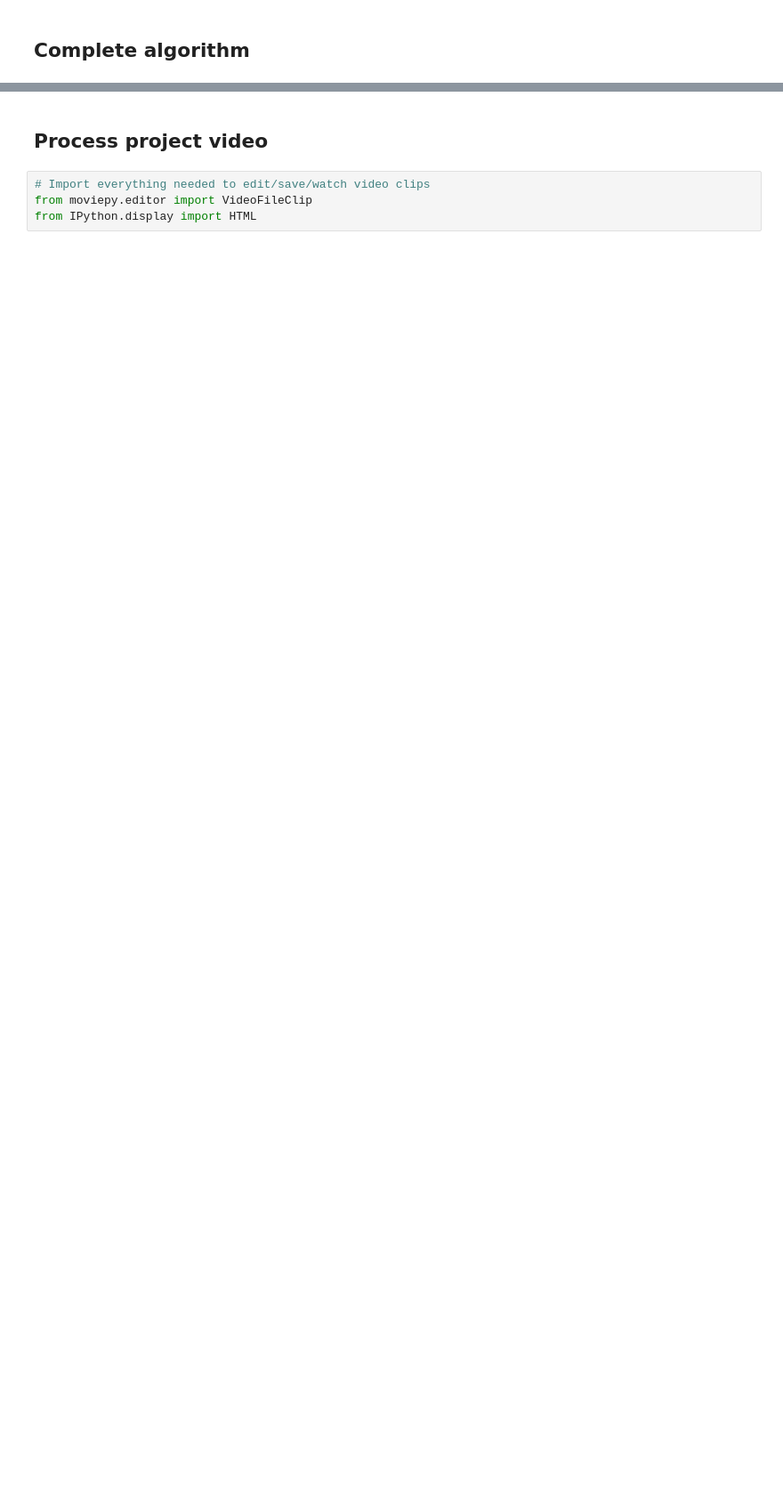
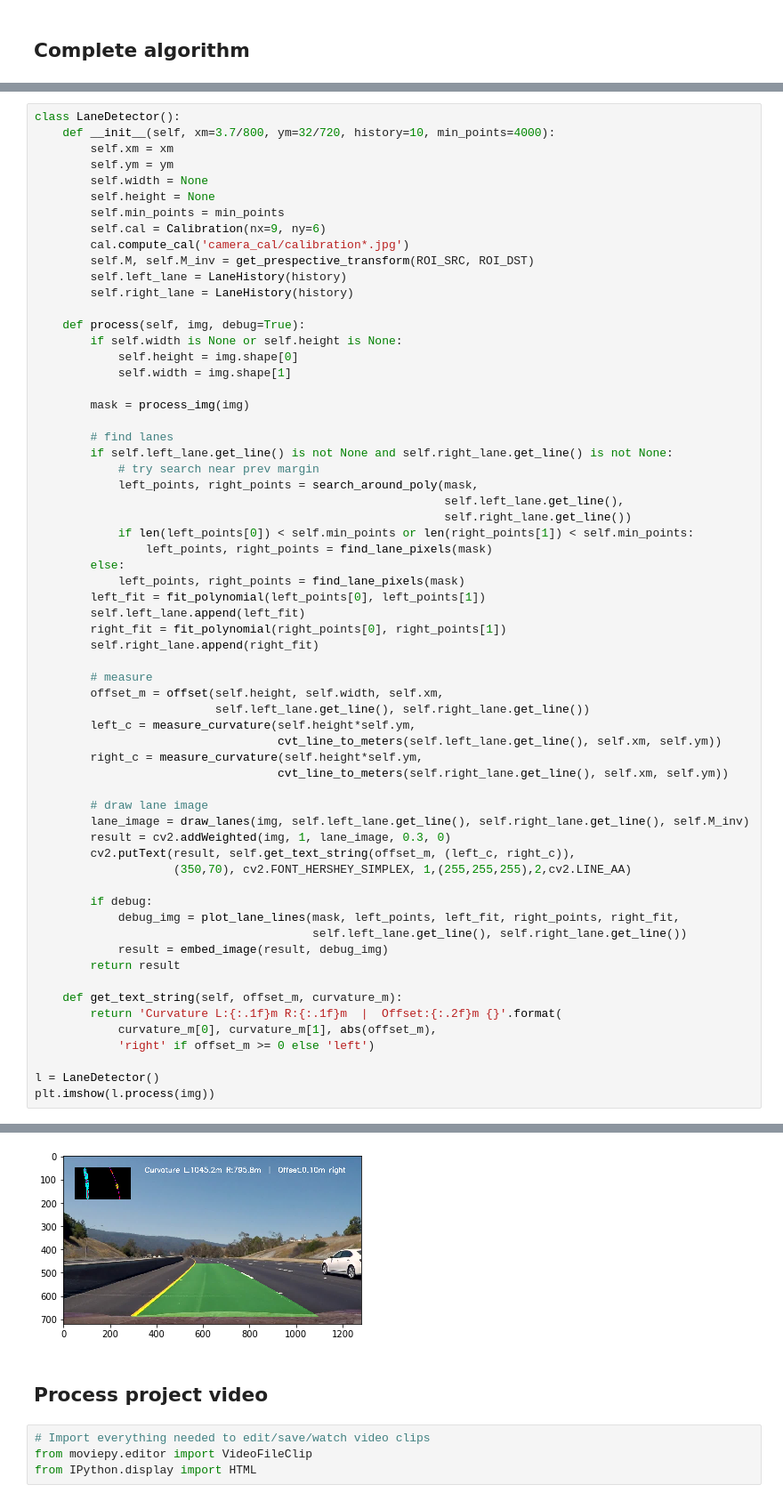
Before and after one commit to rummanwaqar/CarND-Advanced-Lane-Lines, a Jupyter notebook: Advance Lane Finding.ipynb, the cells around one changed output, grey strips where cells are left out. Shown at 89% size. Drawn from its saved outputs; the diff is of its cells as text; blank space fills up the shorter version.

```diff
--- a/Advance Lane Finding.ipynb
+++ b/Advance Lane Finding.ipynb
@@ -278,0 +313,64 @@ plt.imshow(lane_detection(img))
+# %%
+class LaneDetector():
+    def __init__(self, xm=3.7/800, ym=32/720, history=10, min_points=4000):
+        self.xm = xm
+        self.ym = ym
+        self.width = None
+        self.height = None
+        self.min_points = min_points
+        self.cal = Calibration(nx=9, ny=6)
+        cal.compute_cal('camera_cal/calibration*.jpg')
+        self.M, self.M_inv = get_prespective_transform(ROI_SRC, ROI_DST)
+        self.left_lane = LaneHistory(history)
+        self.right_lane = LaneHistory(history)
+
+    def process(self, img, debug=True):
+        if self.width is None or self.height is None:
+            self.height = img.shape[0]
+            self.width = img.shape[1]
+
+        mask = process_img(img)
+
+        # find lanes
+        if self.left_lane.get_line() is not None and self.right_lane.get_line() is not None:
+            # try search near prev margin
+            left_points, right_points = search_around_poly(mask,
+                                                           self.left_lane.get_line(),
+                                                           self.right_lane.get_line())
+            if len(left_points[0]) < self.min_points or len(right_points[1]) < self.min_points:
+                left_points, right_points = find_lane_pixels(mask)
+        else:
+            left_points, right_points = find_lane_pixels(mask)
+        left_fit = fit_polynomial(left_points[0], left_points[1])
+        self.left_lane.append(left_fit)
+        right_fit = fit_polynomial(right_points[0], right_points[1])
+        self.right_lane.append(right_fit)
+
+        # measure
+        offset_m = offset(self.height, self.width, self.xm,
+                          self.left_lane.get_line(), self.right_lane.get_line())
+        left_c = measure_curvature(self.height*self.ym,
+                                   cvt_line_to_meters(self.left_lane.get_line(), self.xm, self.ym))
+        right_c = measure_curvature(self.height*self.ym,
+                                   cvt_line_to_meters(self.right_lane.get_line(), self.xm, self.ym))
+
+        # draw lane image
+        lane_image = draw_lanes(img, self.left_lane.get_line(), self.right_lane.get_line(), self.M_inv)
+        result = cv2.addWeighted(img, 1, lane_image, 0.3, 0)
+        cv2.putText(result, self.get_text_string(offset_m, (left_c, right_c)),
+                    (350,70), cv2.FONT_HERSHEY_SIMPLEX, 1,(255,255,255),2,cv2.LINE_AA)
+
+        if debug:
+            debug_img = plot_lane_lines(mask, left_points, left_fit, right_points, right_fit,
+                                        self.left_lane.get_line(), self.right_lane.get_line())
+            result = embed_image(result, debug_img)
+        return result
+
+    def get_text_string(self, offset_m, curvature_m):
+        return 'Curvature L:{:.1f}m R:{:.1f}m  |  Offset:{:.2f}m {}'.format(
+            curvature_m[0], curvature_m[1], abs(offset_m),
+            'right' if offset_m >= 0 else 'left')
+
+l = LaneDetector()
+plt.imshow(l.process(img))
+# %% [output]
@@ -279,3 +379,4 @@ plt.imshow(lane_detection(img))
+[figure, added]
 # %% [markdown]
 ## Process project video
 # %%
```
Also changed, not shown: parts of 12 cells of this notebook, 3 other files.
